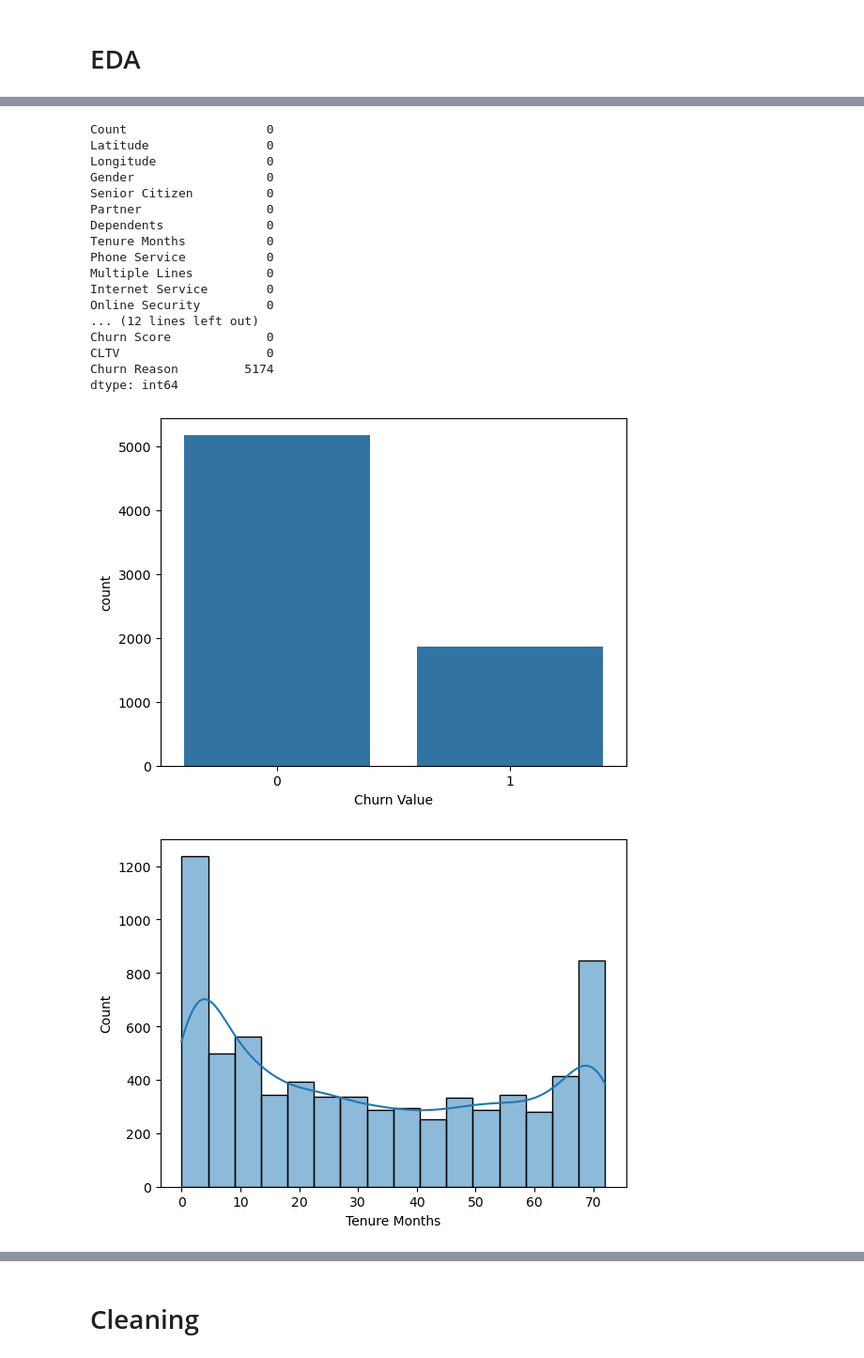
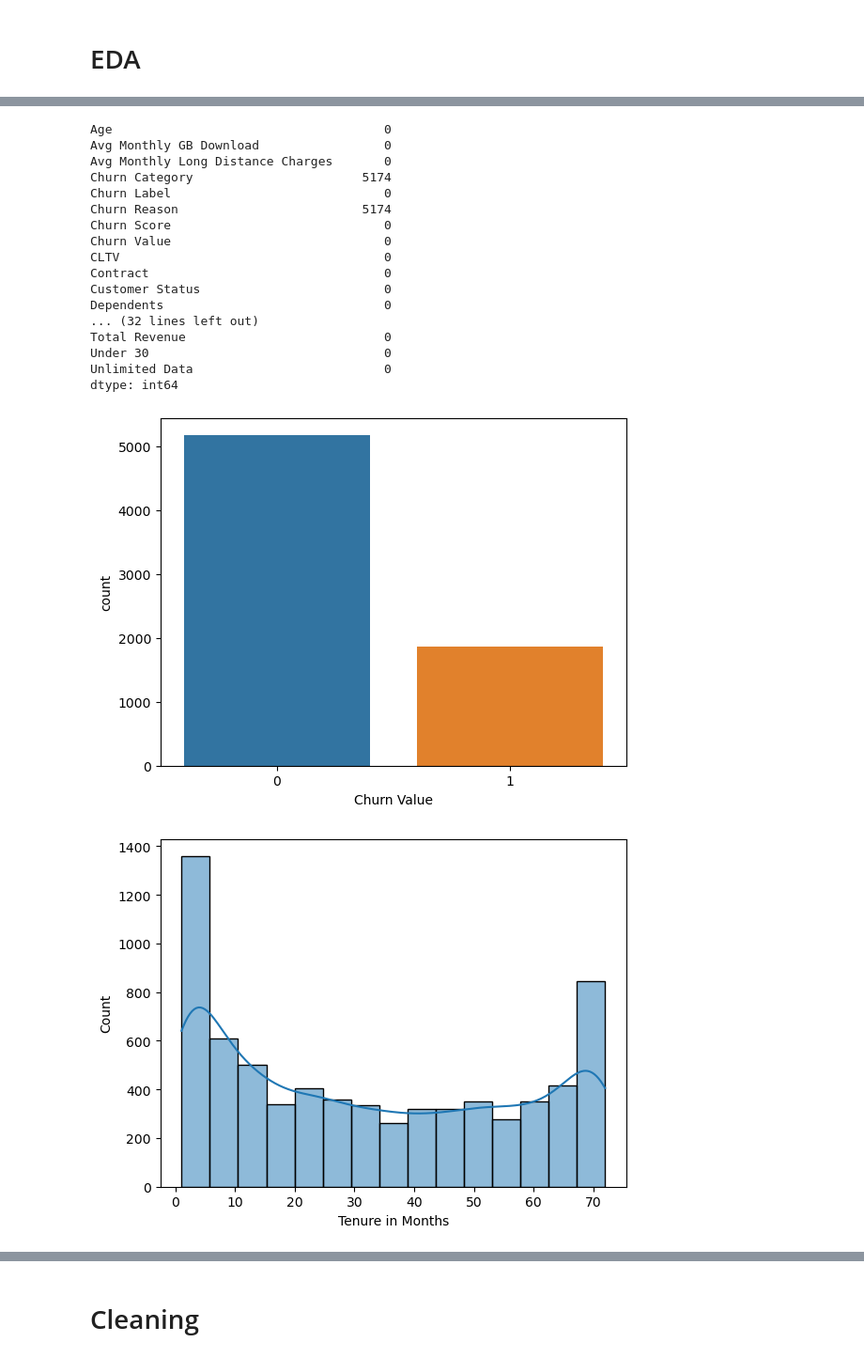
Before and after one commit to aai510-group1/project, a Jupyter notebook: project_paul.ipynb, the cells around one changed output, grey strips where cells are left out. Shown at 94% size. Drawn from its saved outputs; the diff is of its cells as text; code cells hidden in the pictures.

Commit message:
Update notebook for new merged dataset

```diff
--- a/project_paul.ipynb
+++ b/project_paul.ipynb
@@ -15,7 +15,7 @@ from xgboost import XGBClassifier
 # Load Dataset
 # %%
 # Load the Telco dataset
-df = pd.read_csv('./Dataset/Telco_Customer_Churn.csv')
+df = pd.read_csv('./Dataset/dataset.csv')
 # drop customer id and location data
 
 df.drop([
@@ -97,31 +95,31 @@ None
 # Check for missing values
 print(df.isnull().sum())
 # %% [output]
-Count                   0
-Latitude                0
-Longitude               0
-Gender                  0
-Senior Citizen          0
-Partner                 0
-Dependents              0
-Tenure Months           0
-Phone Service           0
-Multiple Lines          0
-Internet Service        0
-Online Security         0
-... (12 lines left out)
-Churn Score             0
-CLTV                    0
-Churn Reason         5174
+Age                                     0
+Avg Monthly GB Download                 0
+Avg Monthly Long Distance Charges       0
+Churn Category                       5174
+Churn Label                             0
+Churn Reason                         5174
+Churn Score                             0
+Churn Value                             0
+CLTV                                    0
+Contract                                0
+Customer Status                         0
+Dependents                              0
+... (32 lines left out)
+Total Revenue                           0
+Under 30                                0
+Unlimited Data                          0
 dtype: int64
 # %%
 sns.countplot(x='Churn Value', data=df)
 plt.show()
 # %% [output]
-[figure, old version]
+[figure, new version]
 # %%
-sns.histplot(df['Tenure Months'], kde=True)
+sns.histplot(df['Tenure in Months'], kde=True)
 plt.show()
 # %% [output]
-[figure, old version]
+[figure, new version]
 # %%
```
Also changed, not shown: parts of 28 cells of this notebook.
